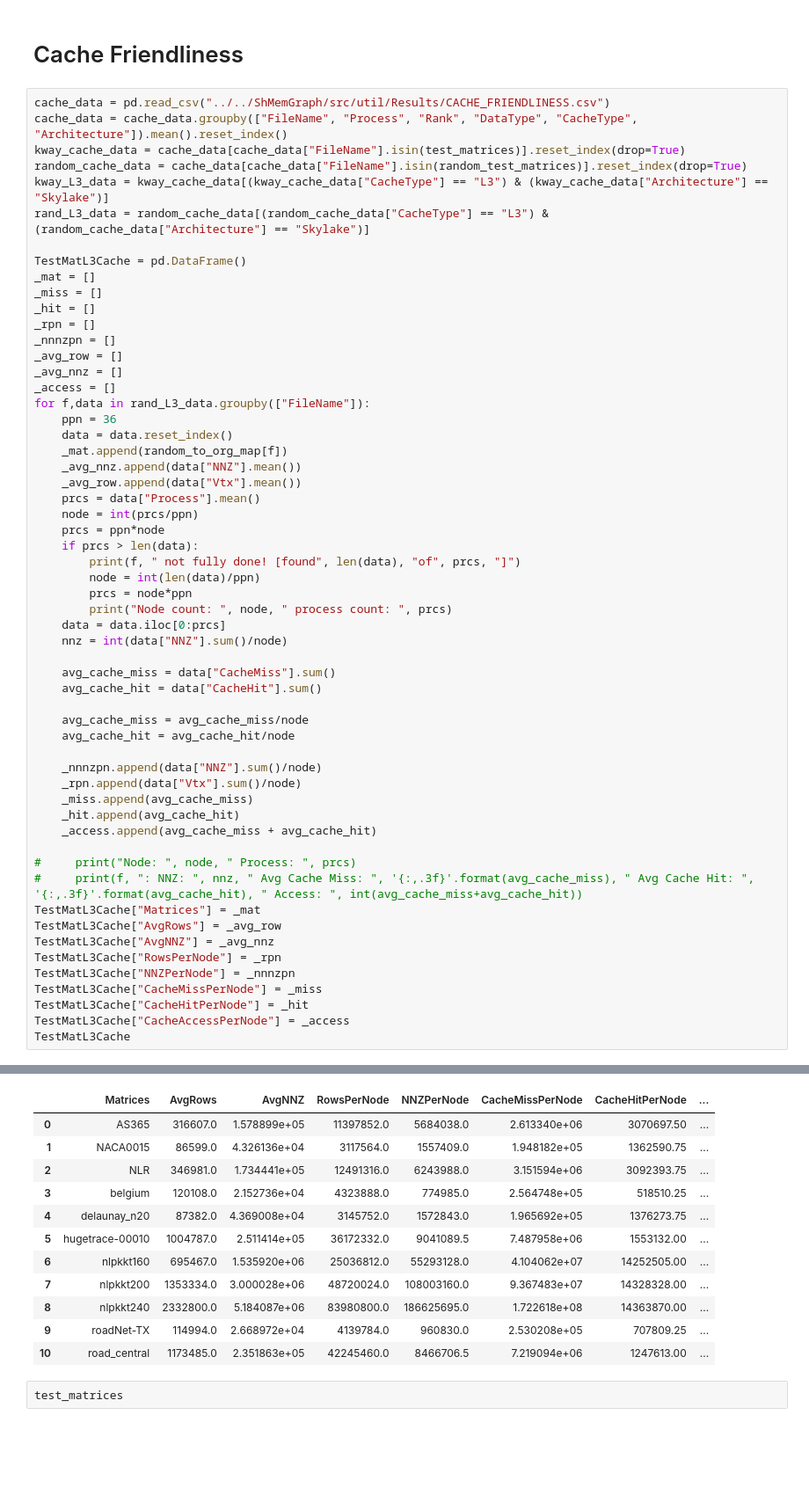
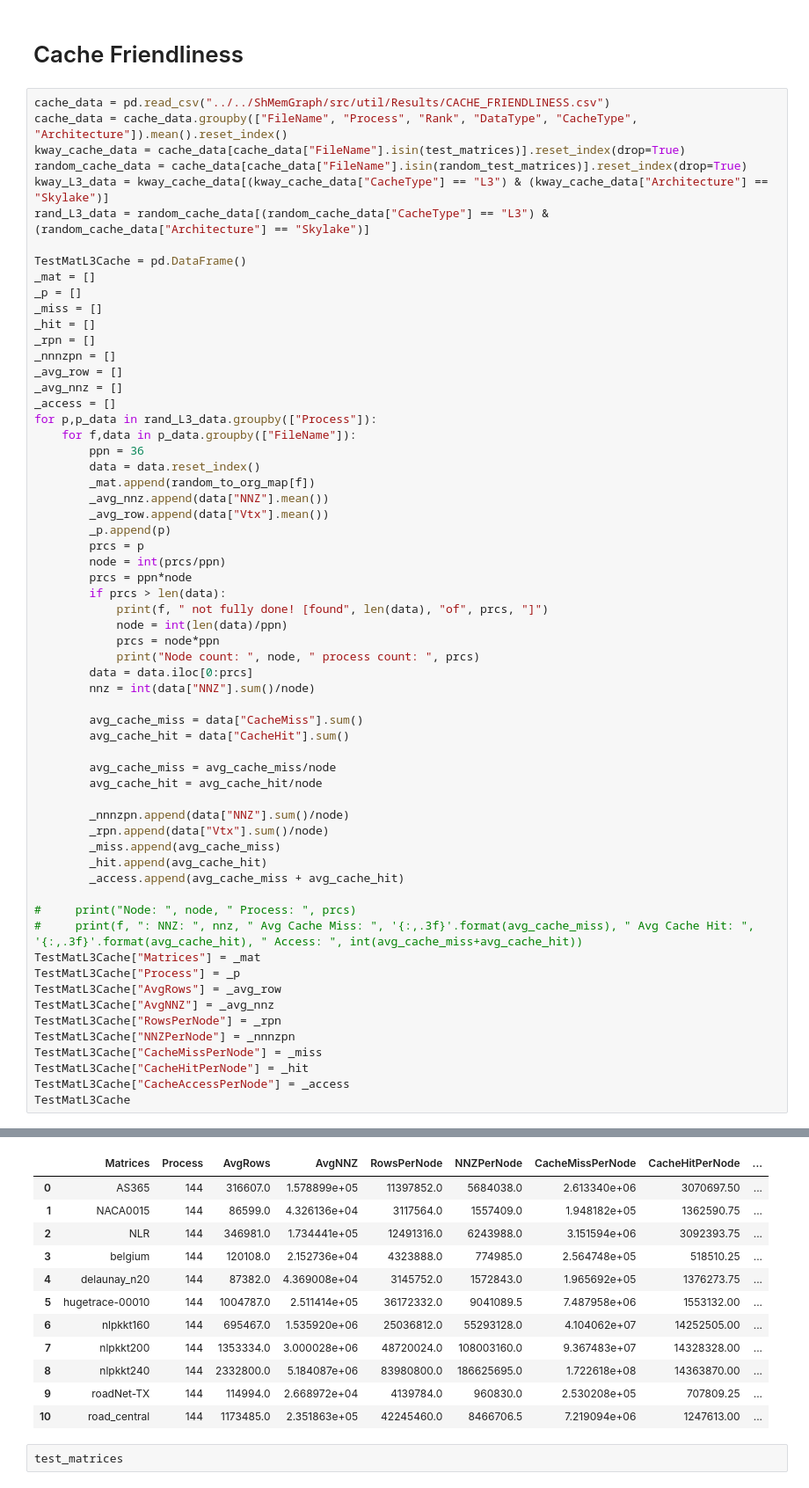
Before and after one commit to marufdsi/ConferencePapers, a Jupyter notebook: ICPP2021/PlotsGenerator.ipynb, the cells around one changed output, grey strips where cells are left out. Shown at 88% size. Cells and saved outputs as stored; diff of their text form; blank space fills up the shorter version.

Commit message:
Cache info added

```diff
--- a/ICPP2021/PlotsGenerator.ipynb
+++ b/ICPP2021/PlotsGenerator.ipynb
@@ -866,70 +866,74 @@ rand_L3_data = random_cache_data[(random_cache_data["CacheType"] == "L3") & (ran
 
 TestMatL3Cache = pd.DataFrame()
 _mat = []
+_p = []
 _miss = []
 _hit = []
 _rpn = []
 _nnnzpn = []
 _avg_row = []
 _avg_nnz = []
 _access = []
-for f,data in rand_L3_data.groupby(["FileName"]):
-    ppn = 36
-    data = data.reset_index()
-    _mat.append(random_to_org_map[f])
-    _avg_nnz.append(data["NNZ"].mean())
-    _avg_row.append(data["Vtx"].mean())
-    prcs = data["Process"].mean()
-    node = int(prcs/ppn)
-    prcs = ppn*node
-    if prcs > len(data):
-        print(f, " not fully done! [found", len(data), "of", prcs, "]")
-        node = int(len(data)/ppn)
-        prcs = node*ppn
-        print("Node count: ", node, " process count: ", prcs)
-    data = data.iloc[0:prcs]
-    nnz = int(data["NNZ"].sum()/node)
+for p,p_data in rand_L3_data.groupby(["Process"]):
+    for f,data in p_data.groupby(["FileName"]):
+        ppn = 36
+        data = data.reset_index()
+        _mat.append(random_to_org_map[f])
+        _avg_nnz.append(data["NNZ"].mean())
+        _avg_row.append(data["Vtx"].mean())
+        _p.append(p)
+        prcs = p
+        node = int(prcs/ppn)
+        prcs = ppn*node
+        if prcs > len(data):
+            print(f, " not fully done! [found", len(data), "of", prcs, "]")
+            node = int(len(data)/ppn)
+            prcs = node*ppn
+            print("Node count: ", node, " process count: ", prcs)
+        data = data.iloc[0:prcs]
+        nnz = int(data["NNZ"].sum()/node)
 
-    avg_cache_miss = data["CacheMiss"].sum()
-    avg_cache_hit = data["CacheHit"].sum()
+        avg_cache_miss = data["CacheMiss"].sum()
+        avg_cache_hit = data["CacheHit"].sum()
 
-    avg_cache_miss = avg_cache_miss/node
-    avg_cache_hit = avg_cache_hit/node
+        avg_cache_miss = avg_cache_miss/node
+        avg_cache_hit = avg_cache_hit/node
 
-    _nnnzpn.append(data["NNZ"].sum()/node)
-    _rpn.append(data["Vtx"].sum()/node)
-    _miss.append(avg_cache_miss)
-    _hit.append(avg_cache_hit)
-    _access.append(avg_cache_miss + avg_cache_hit)
+        _nnnzpn.append(data["NNZ"].sum()/node)
+        _rpn.append(data["Vtx"].sum()/node)
+        _miss.append(avg_cache_miss)
+        _hit.append(avg_cache_hit)
+        _access.append(avg_cache_miss + avg_cache_hit)
 
 #     print("Node: ", node, " Process: ", prcs)
 #     print(f, ": NNZ: ", nnz, " Avg Cache Miss: ", '{:,.3f}'.format(avg_cache_miss), " Avg Cache Hit: ", '{:,.3f}'.format(avg_cache_hit), " Access: ", int(avg_cache_miss+avg_cache_hit))
 TestMatL3Cache["Matrices"] = _mat
+TestMatL3Cache["Process"] = _p
 TestMatL3Cache["AvgRows"] = _avg_row
 TestMatL3Cache["AvgNNZ"] = _avg_nnz
 TestMatL3Cache["RowsPerNode"] = _rpn
 TestMatL3Cache["NNZPerNode"] = _nnnzpn
 TestMatL3Cache["CacheMissPerNode"] = _miss
 TestMatL3Cache["CacheHitPerNode"] = _hit
 TestMatL3Cache["CacheAccessPerNode"] = _access
 TestMatL3Cache
 # %% [output]
 nlpkkt200_random  not fully done! [found 69 of 144 ]
 Node count:  1  process count:  36
 nlpkkt240_random  not fully done! [found 39 of 144 ]
 Node count:  1  process count:  36
-|  | Matrices | AvgRows | AvgNNZ | RowsPerNode | NNZPerNode | CacheMissPerNode | CacheHitPerNode | ... |
-| 0 | AS365 | 316607.0 | 1.578899e+05 | 11397852.0 | 5684038.0 | 2.613340e+06 | 3070697.50 | ... |
-| 1 | NACA0015 | 86599.0 | 4.326136e+04 | 3117564.0 | 1557409.0 | 1.948182e+05 | 1362590.75 | ... |
-| 2 | NLR | 346981.0 | 1.734441e+05 | 12491316.0 | 6243988.0 | 3.151594e+06 | 3092393.75 | ... |
-| 3 | belgium | 120108.0 | 2.152736e+04 | 4323888.0 | 774985.0 | 2.564748e+05 | 518510.25 | ... |
-| 4 | delaunay_n20 | 87382.0 | 4.369008e+04 | 3145752.0 | 1572843.0 | 1.965692e+05 | 1376273.75 | ... |
-| 5 | hugetrace-00010 | 1004787.0 | 2.511414e+05 | 36172332.0 | 9041089.5 | 7.487958e+06 | 1553132.00 | ... |
-| 6 | nlpkkt160 | 695467.0 | 1.535920e+06 | 25036812.0 | 55293128.0 | 4.104062e+07 | 14252505.00 | ... |
-| 7 | nlpkkt200 | 1353334.0 | 3.000028e+06 | 48720024.0 | 108003160.0 | 9.367483e+07 | 14328328.00 | ... |
-| 8 | nlpkkt240 | 2332800.0 | 5.184087e+06 | 83980800.0 | 186625695.0 | 1.722618e+08 | 14363870.00 | ... |
-| 9 | roadNet-TX | 114994.0 | 2.668972e+04 | 4139784.0 | 960830.0 | 2.530208e+05 | 707809.25 | ... |
-| 10 | road_central | 1173485.0 | 2.351863e+05 | 42245460.0 | 8466706.5 | 7.219094e+06 | 1247613.00 | ... |
+|  | Matrices | Process | AvgRows | AvgNNZ | RowsPerNode | NNZPerNode | CacheMissPerNode | CacheHitPerNode | ... |
+| 0 | AS365 | 144 | 316607.0 | 1.578899e+05 | 11397852.0 | 5684038.0 | 2.613340e+06 | 3070697.50 | ... |
+| 1 | NACA0015 | 144 | 86599.0 | 4.326136e+04 | 3117564.0 | 1557409.0 | 1.948182e+05 | 1362590.75 | ... |
+| 2 | NLR | 144 | 346981.0 | 1.734441e+05 | 12491316.0 | 6243988.0 | 3.151594e+06 | 3092393.75 | ... |
+| 3 | belgium | 144 | 120108.0 | 2.152736e+04 | 4323888.0 | 774985.0 | 2.564748e+05 | 518510.25 | ... |
+| 4 | delaunay_n20 | 144 | 87382.0 | 4.369008e+04 | 3145752.0 | 1572843.0 | 1.965692e+05 | 1376273.75 | ... |
+| 5 | hugetrace-00010 | 144 | 1004787.0 | 2.511414e+05 | 36172332.0 | 9041089.5 | 7.487958e+06 | 1553132.00 | ... |
+| 6 | nlpkkt160 | 144 | 695467.0 | 1.535920e+06 | 25036812.0 | 55293128.0 | 4.104062e+07 | 14252505.00 | ... |
+| 7 | nlpkkt200 | 144 | 1353334.0 | 3.000028e+06 | 48720024.0 | 108003160.0 | 9.367483e+07 | 14328328.00 | ... |
+| 8 | nlpkkt240 | 144 | 2332800.0 | 5.184087e+06 | 83980800.0 | 186625695.0 | 1.722618e+08 | 14363870.00 | ... |
+| 9 | roadNet-TX | 144 | 114994.0 | 2.668972e+04 | 4139784.0 | 960830.0 | 2.530208e+05 | 707809.25 | ... |
+| 10 | road_central | 144 | 1173485.0 | 2.351863e+05 | 42245460.0 | 8466706.5 | 7.219094e+06 | 1247613.00 | ... |
 # %%
 test_matrices
 # %% [output]
```
